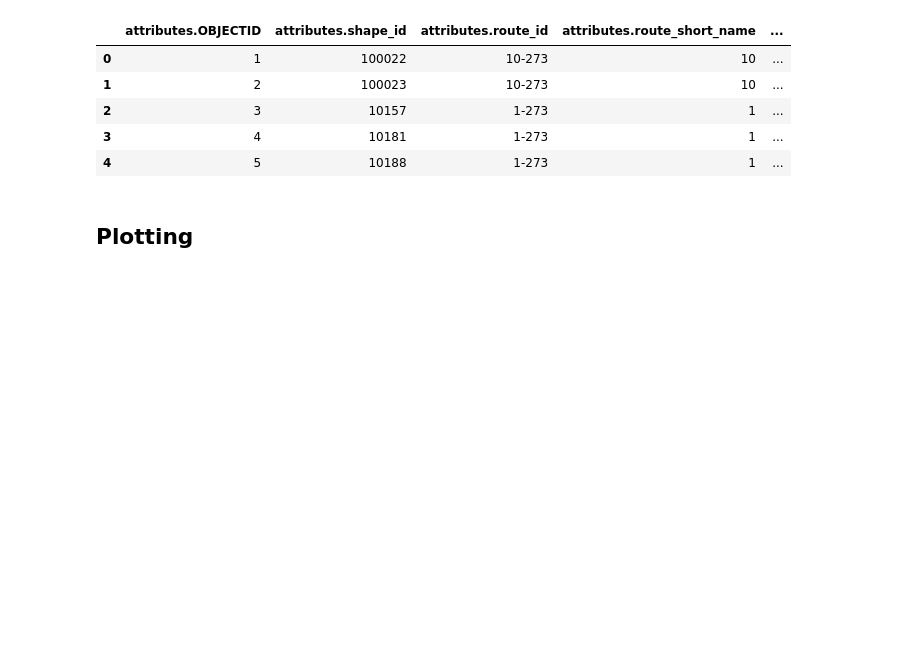
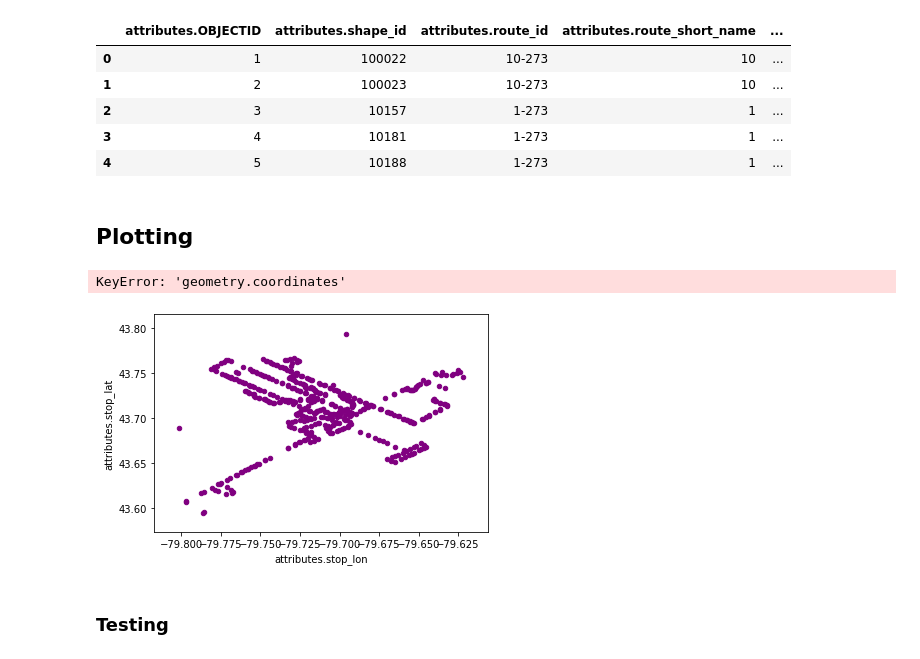
Before and after one commit to B33Boy/Traffic_Exploration, a Jupyter notebook: Bus Trip Insights.ipynb, the cells around one changed output. Saved outputs shown, nothing was run; the diff lists cells and outputs as text; code cells hidden in the pictures; blank space fills up the shorter version.

Commit message:
wip: exploring multiple paths for single route

```diff
--- a/Bus Trip Insights.ipynb
+++ b/Bus Trip Insights.ipynb
@@ -96,6 +96,11 @@ p_temp = pd.DataFrame(df_routes['geometry.paths'])
 # https://www.mikulskibartosz.name/how-to-split-a-list-inside-a-dataframe-cell-into-rows-in-pandas/
 # %%
 ax1 = df_stops[:500].plot(kind='scatter', x='attributes.stop_lon', y='attributes.stop_lat', color='purple')
-#ax2 = df_routes[:500].plot(kind='scatter', x='geometry.coordinates', y='Y', color='g', ax=ax1)
+ax2 = df_routes[:500].plot(kind='scatter', x='geometry.coordinates', y='Y', color='g', ax=ax1)
 
 mplleaflet.show(fig=ax1.figure)
+# %% [output]
+KeyError: 'geometry.coordinates'
+[figure, added]
+# %% [markdown]
+### Testing
```
Also changed, not shown: parts of 5 cells of this notebook.
